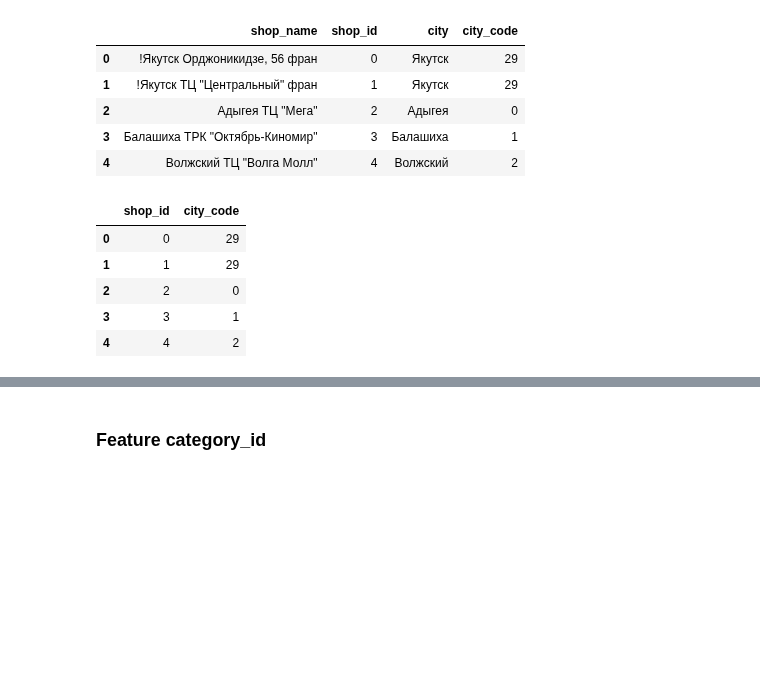
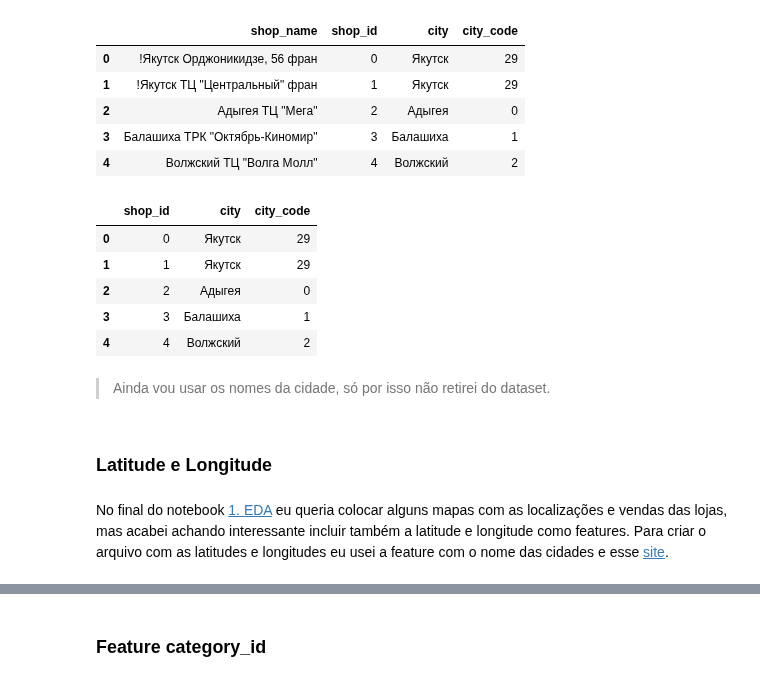
Before and after one commit to RGivisiez/Adv_ML, a Jupyter notebook: 2. Criando as features.ipynb, the cells around one changed output, grey strips where cells are left out. Drawn from its saved outputs; the diff is of its cells as text; code cells hidden in the pictures; blank space fills up the shorter version.

```diff
--- a/2. Criando as features.ipynb
+++ b/2. Criando as features.ipynb
@@ -105,12 +106,19 @@ shops.head()
 | 3 | Балашиха ТРК "Октябрь-Киномир" | 3 | Балашиха | 1 |
 | 4 | Волжский ТЦ "Волга Молл" | 4 | Волжский | 2 |
 # %%
-shops.drop(['shop_name', 'city'], axis='columns', inplace=True)
+shops.drop(['shop_name'], axis='columns', inplace=True)
 shops.head()
 # %% [output]
-|  | shop_id | city_code |
-| 0 | 0 | 29 |
-| 1 | 1 | 29 |
-| 2 | 2 | 0 |
-| 3 | 3 | 1 |
-| 4 | 4 | 2 |
+|  | shop_id | city | city_code |
+| 0 | 0 | Якутск | 29 |
+| 1 | 1 | Якутск | 29 |
+| 2 | 2 | Адыгея | 0 |
+| 3 | 3 | Балашиха | 1 |
+| 4 | 4 | Волжский | 2 |
+# %% [markdown]
+> Ainda vou usar os nomes da cidade, só por isso não retirei do dataset.
+# %% [markdown]
+### Latitude e Longitude
+# %% [markdown]
+No final do notebook [1. EDA](1.%20EDA.ipynb) eu queria colocar alguns mapas com as localizações e vendas das lojas, mas acabei achando interessante incluir também a latitude e longitude como features.
+Para criar o arquivo com as latitudes e longitudes eu usei a feature com o nome das cidades e esse [site](https://www.latlong.net/).
```
Also changed, not shown: parts of 57 cells of this notebook, 3 other files.
